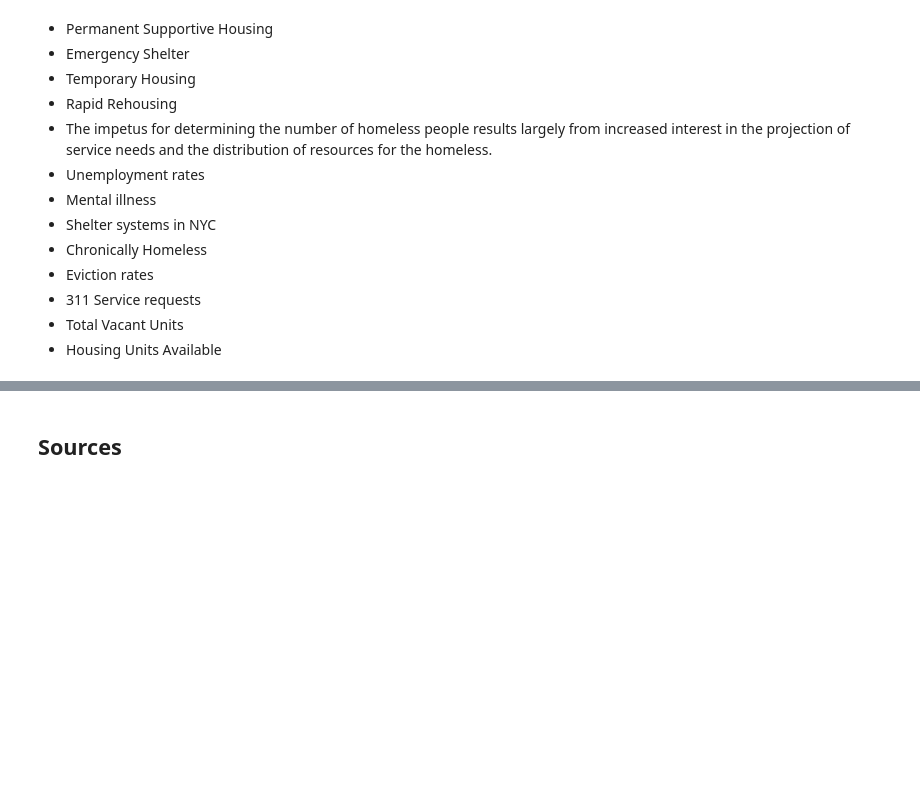
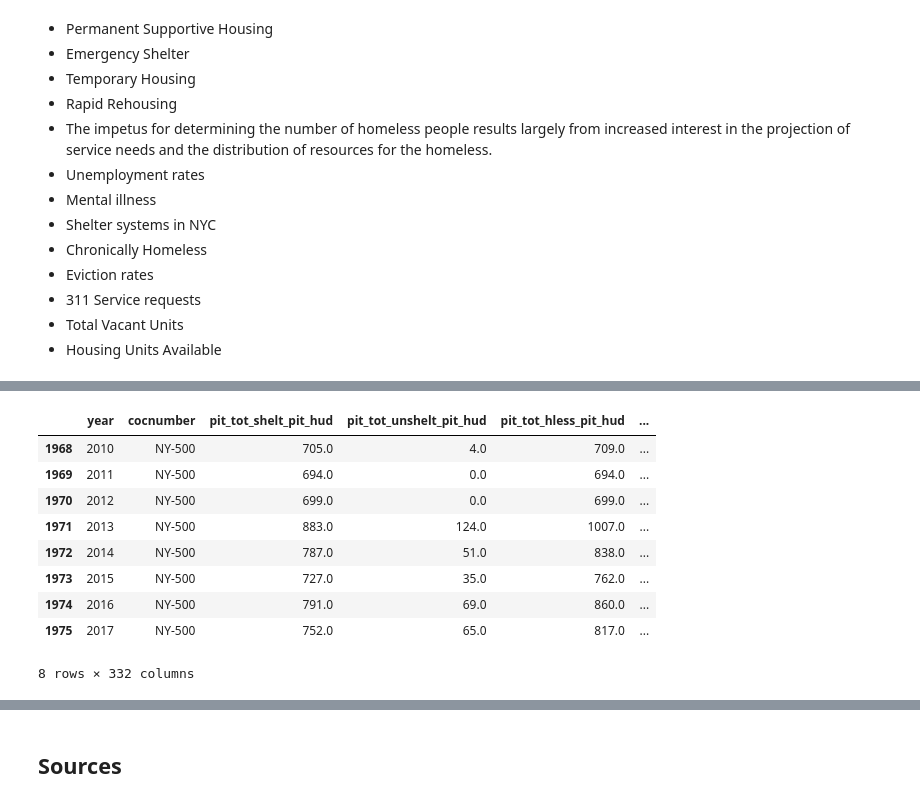
Before and after one commit to NoahChristiansen/capstone, a Jupyter notebook: Capstone.ipynb, the cells around one changed output, grey strips where cells are left out. Saved outputs shown, nothing was run; the diff lists cells and outputs as text; code cells hidden in the pictures; blank space fills up the shorter version.

```diff
--- a/Capstone.ipynb
+++ b/Capstone.ipynb
@@ -57,0 +186,4 @@ Explaining my findings and key takeaways.
+# %%
+#Homelessness prediction model
+df_10 = pd.read_csv('./data/05b_analysis_file_update.csv')
+df_10.head()
@@ -57,0 +198,13 @@ Explaining my findings and key takeaways.
+# %%
+df_10[df_10["cocnumber"] == "NY-500"]
+# %% [output]
+|  | year | cocnumber | pit_tot_shelt_pit_hud | pit_tot_unshelt_pit_hud | pit_tot_hless_pit_hud | ... |
+| 1968 | 2010 | NY-500 | 705.0 | 4.0 | 709.0 | ... |
+| 1969 | 2011 | NY-500 | 694.0 | 0.0 | 694.0 | ... |
+| 1970 | 2012 | NY-500 | 699.0 | 0.0 | 699.0 | ... |
+| 1971 | 2013 | NY-500 | 883.0 | 124.0 | 1007.0 | ... |
+| 1972 | 2014 | NY-500 | 787.0 | 51.0 | 838.0 | ... |
+| 1973 | 2015 | NY-500 | 727.0 | 35.0 | 762.0 | ... |
+| 1974 | 2016 | NY-500 | 791.0 | 69.0 | 860.0 | ... |
+| 1975 | 2017 | NY-500 | 752.0 | 65.0 | 817.0 | ... |
+8 rows × 332 columns
```
Also changed, not shown: parts of 26 cells of this notebook, 13 other files.
